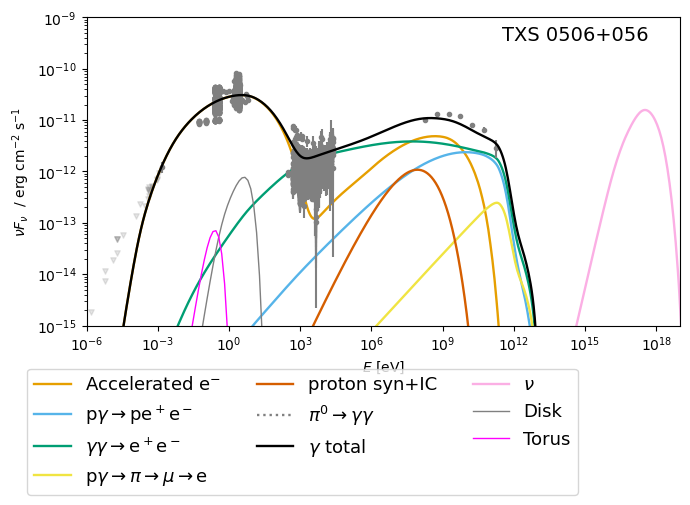
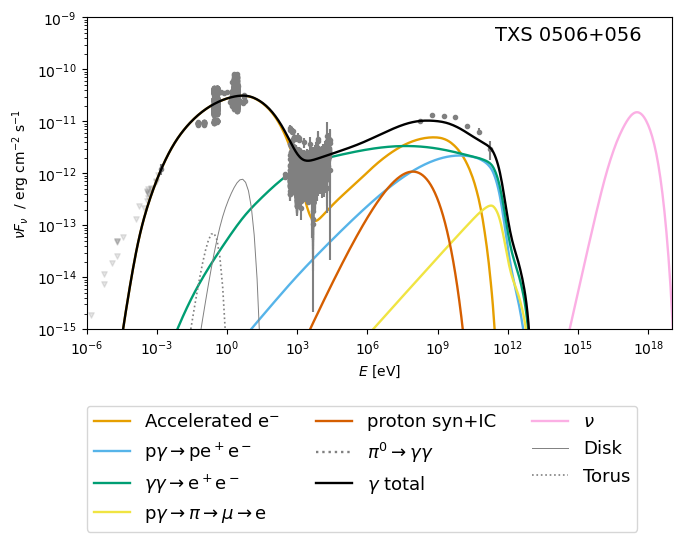
The notebook cell's code change between the first figure and the second:
--- before
+++ after
@@ -73,5 +73,5 @@
 # ###########
 
-_ = plt.figure(figsize=(7,6))
+_ = plt.figure(figsize=(7,7))
 
 mycolors = np.array([np.array([230,159,  0.]),
@@ -139,6 +139,6 @@
                             ) * lum_to_flux
 
-plt.loglog(eobs, disk, color='gray',lw=1.0,label='Disk')
-plt.loglog(eobs, torus, color='magenta',lw=1.0,label='Torus')
+plt.loglog(eobs, disk, color='gray',lw=0.7,label='Disk')
+plt.loglog(eobs, torus, color='gray',lw=1.2,ls=':',label='Torus')
 
 plt.xlabel(r"$E$ [eV]")
@@ -151,5 +151,5 @@
 horizontalalignment='right')
 
-plt.legend(loc=(-0.1,-0.55), fontsize=13,frameon=1,ncol=3)
+plt.legend(loc=(0,0), fontsize=13,frameon=1,ncol=3,bbox_to_anchor=(0,-0.65))
 
 plt.scatter(data_x[~is_uplim],data_y[~is_uplim], marker='.',c='gray',s=10,alpha=1.0)

Commit: add data and notebook